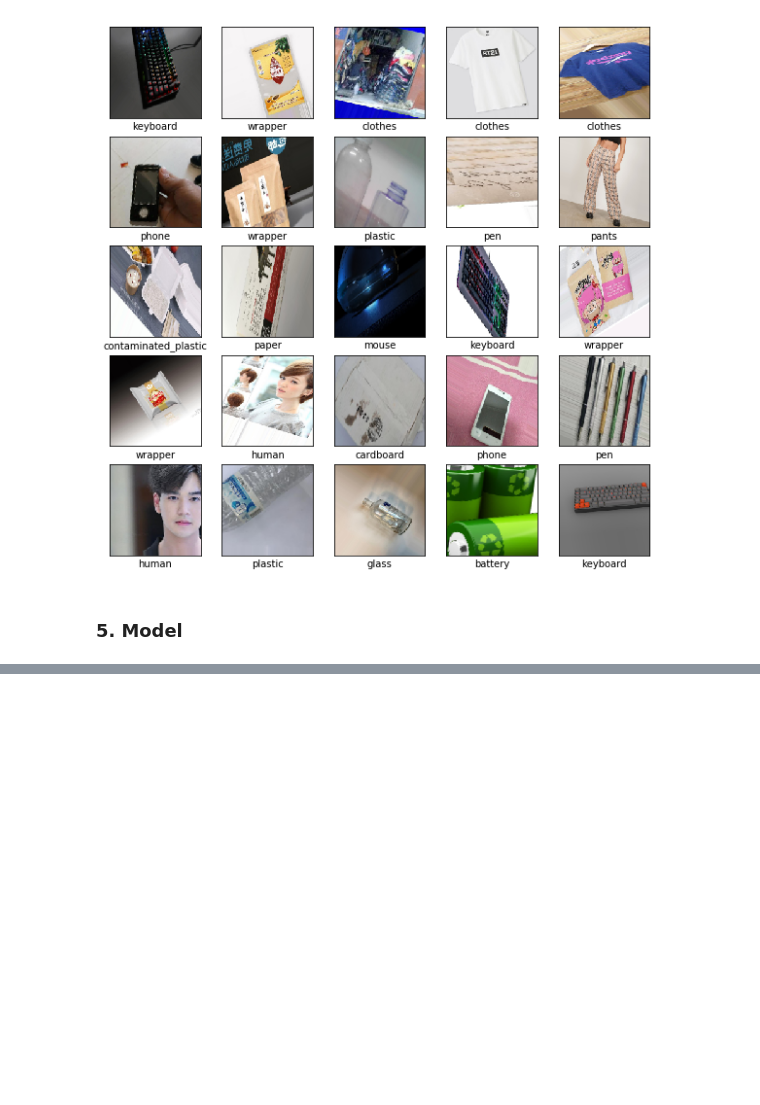
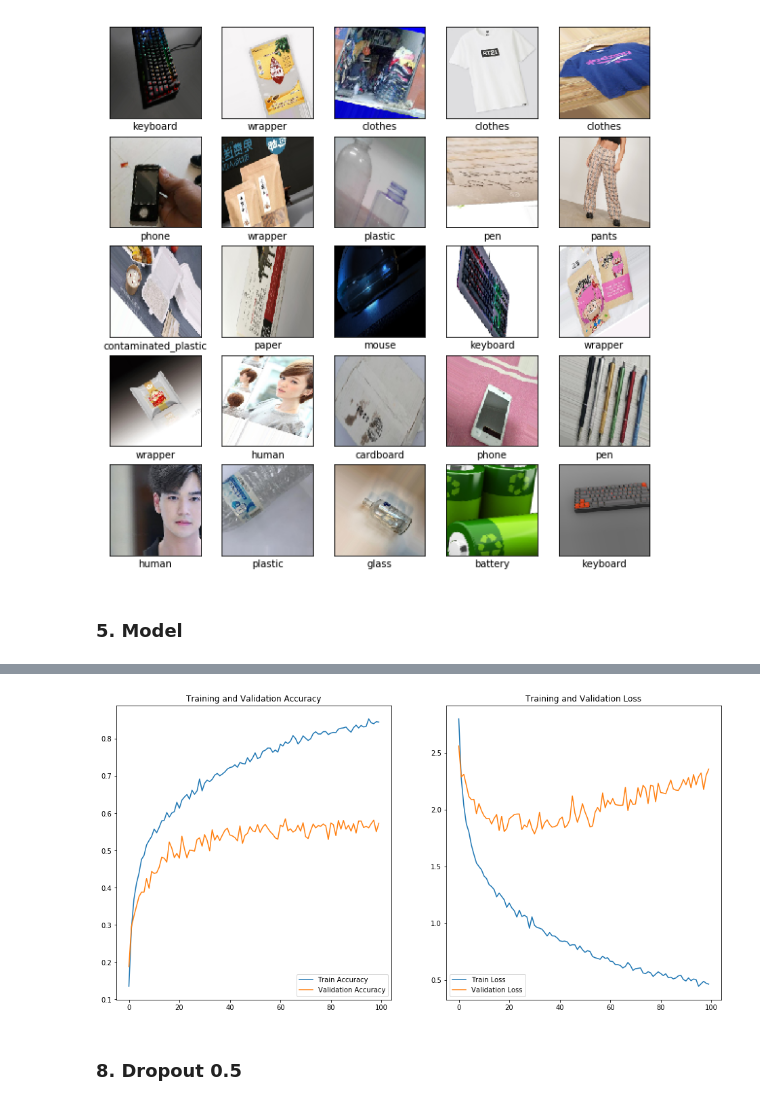
Before and after one commit to Yuxuan1998/Hack-Roll2020, a Jupyter notebook: train_model.ipynb, the cells around one changed output, grey strips where cells are left out. Drawn from its saved outputs; the diff is of its cells as text; code cells hidden in the pictures; blank space fills up the shorter version.

```diff
--- a/train_model.ipynb
+++ b/train_model.ipynb
@@ -233,0 +306,7 @@ KeyboardInterrupt:
+# %%
+plt_acc_loss()
+# best 34
+# %% [output]
+[figure, added]
+# %% [markdown]
+### 8. Dropout 0.5
```
Also changed, not shown: parts of 30 cells of this notebook, 3 other files.
